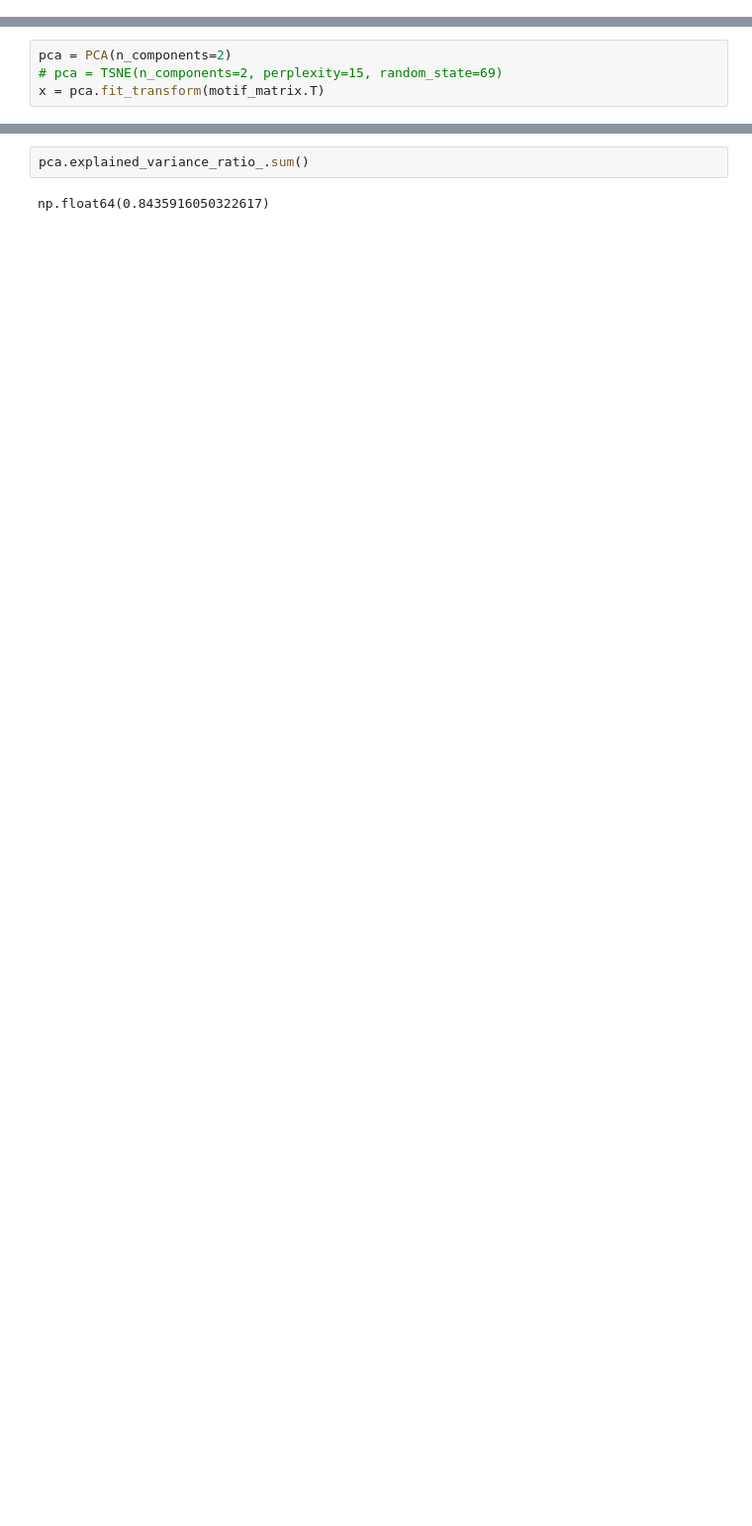
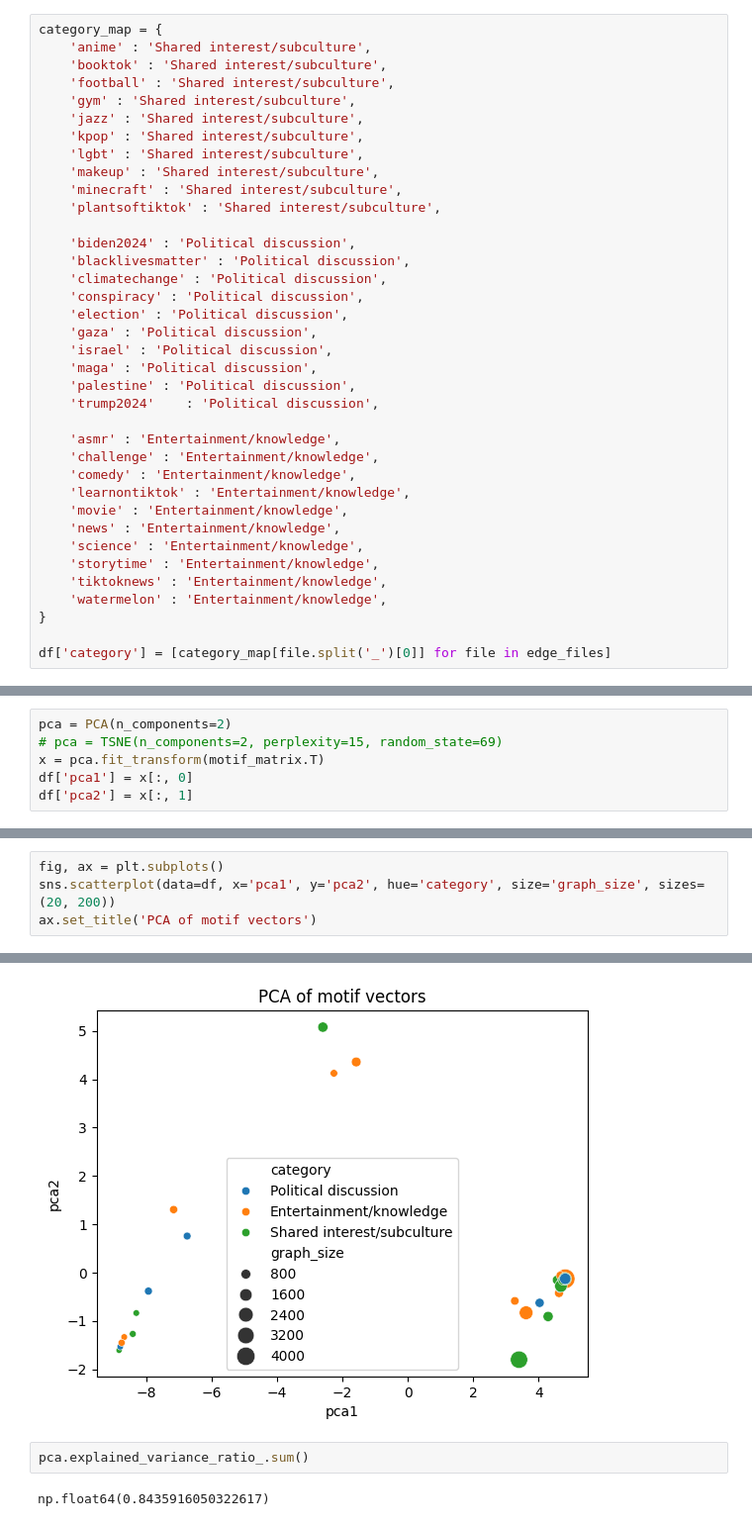
Before and after one commit to Marcus-Friis/thesis, a Jupyter notebook: notebooks/fsm_embeddings.ipynb, the cells around one changed output, grey strips where cells are left out. Shown: that part at 99% size. Saved outputs shown, nothing was run; the diff lists cells and outputs as text; blank space fills up the shorter version.

Commit message:
better code and graph sizes

```diff
--- a/notebooks/fsm_embeddings.ipynb
+++ b/notebooks/fsm_embeddings.ipynb
@@ -27,0 +48,37 @@ for line in lines:
+# %%
+category_map = {
+    'anime' : 'Shared interest/subculture',
+    'booktok' : 'Shared interest/subculture',
+    'football' : 'Shared interest/subculture',
+    'gym' : 'Shared interest/subculture',
+    'jazz' : 'Shared interest/subculture',
+    'kpop' : 'Shared interest/subculture',
+    'lgbt' : 'Shared interest/subculture',
+    'makeup' : 'Shared interest/subculture',
+    'minecraft' : 'Shared interest/subculture',
+    'plantsoftiktok' : 'Shared interest/subculture',
+
+    'biden2024' : 'Political discussion',
+    'blacklivesmatter' : 'Political discussion',
+    'climatechange' : 'Political discussion',
+    'conspiracy' : 'Political discussion',
+    'election' : 'Political discussion',
+    'gaza' : 'Political discussion',
+    'israel' : 'Political discussion',
+    'maga' : 'Political discussion',
+    'palestine' : 'Political discussion',
+    'trump2024'    : 'Political discussion',
+
+    'asmr' : 'Entertainment/knowledge',
+    'challenge' : 'Entertainment/knowledge',
+    'comedy' : 'Entertainment/knowledge',
+    'learnontiktok' : 'Entertainment/knowledge',
+    'movie' : 'Entertainment/knowledge',
+    'news' : 'Entertainment/knowledge',
+    'science' : 'Entertainment/knowledge',
+    'storytime' : 'Entertainment/knowledge',
+    'tiktoknews' : 'Entertainment/knowledge',
+    'watermelon' : 'Entertainment/knowledge',
+}
+
+df['category'] = [category_map[file.split('_')[0]] for file in edge_files]
@@ -29,3 +88,5 @@ for line in lines:
 pca = PCA(n_components=2)
 # pca = TSNE(n_components=2, perplexity=15, random_state=69)
 x = pca.fit_transform(motif_matrix.T)
+df['pca1'] = x[:, 0]
+df['pca2'] = x[:, 1]
@@ -73,0 +93,5 @@ Text(0, 0.5, 'PC2')
+# %%
+fig, ax = plt.subplots()
+sns.scatterplot(data=df, x='pca1', y='pca2', hue='category', size='graph_size', sizes=(20, 200))
+ax.set_title('PCA of motif vectors')
+# %% [output]
@@ -74,3 +99,4 @@ Text(0, 0.5, 'PC2')
+[figure, added]
 # %%
 pca.explained_variance_ratio_.sum()
 # %% [output]
```
Also changed, not shown: parts of 21 cells of this notebook.
